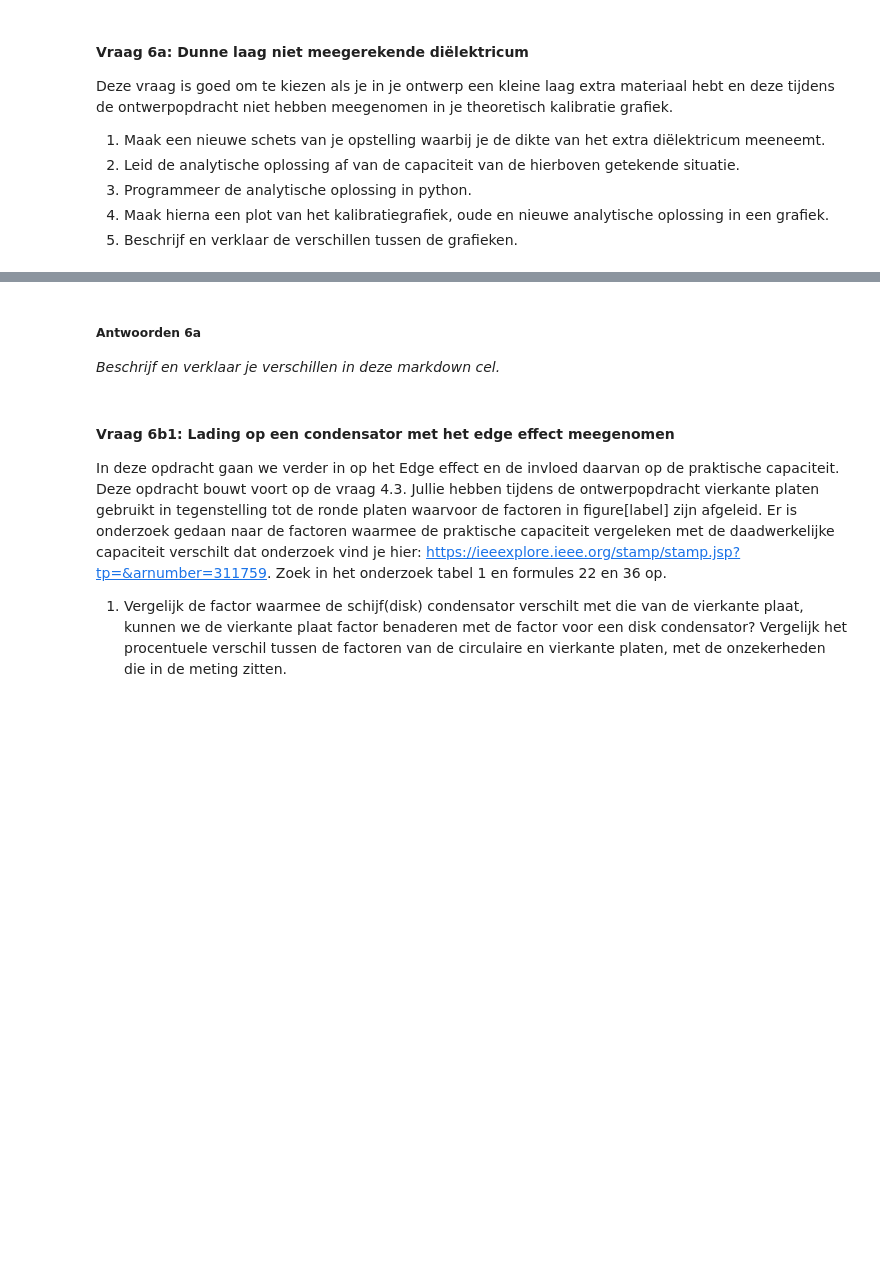
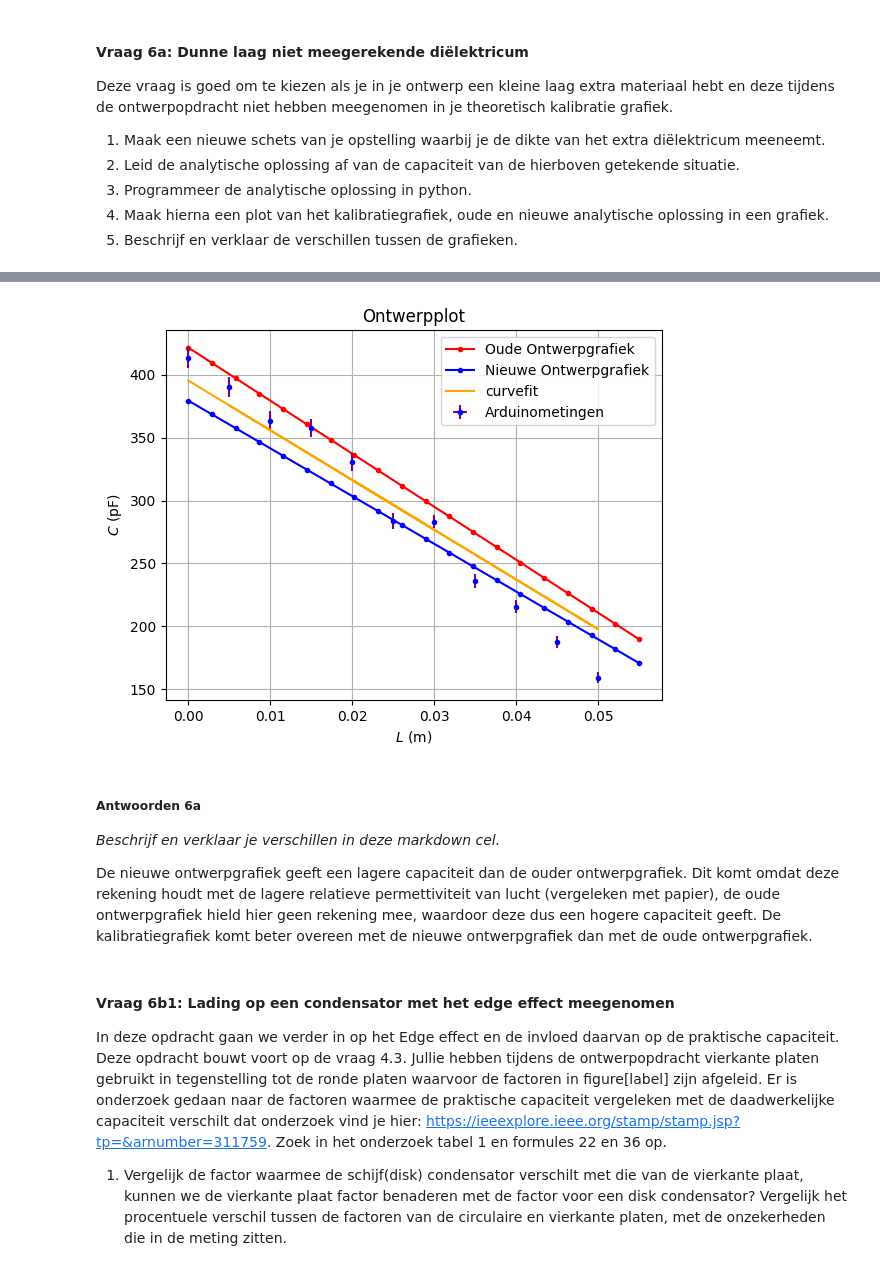
Before and after one commit to thaak123/THAAK-opdrachten-DEF-D, a Jupyter notebook: DigitaleOntwerpopdrachten/1CondensatorOpdracht/CondensatorOntwerpopdracht.ipynb, the cells around one changed output, grey strips where cells are left out. Cells and saved outputs as stored; diff of their text form; code cells hidden in the pictures; blank space fills up the shorter version.

```diff
--- a/DigitaleOntwerpopdrachten/1CondensatorOpdracht/CondensatorOntwerpopdracht.ipynb
+++ b/DigitaleOntwerpopdrachten/1CondensatorOpdracht/CondensatorOntwerpopdracht.ipynb
@@ -1130,14 +1144,75 @@ Deze vraag is goed om te kiezen als je in je ontwerp een kleine laag extra mater
 # %%
 # Schrijf hier de code voor je oplossing. Gebruik hier je eerder gemaakte functies
-# def condensator_extra_laag(#jouw variabelen): # Schrijf hier jouw functie
-    ## je functie
+
+# OPDRACHT 3
 
 
+epsilon0 = 8.854*10**-12  # F/m
+epsilon_r_l = 1.00056 # De relatieve permettiviteit van lucht
+epsilon_r_p = 2 # De relatieve permettiviteit van papier
+
+b = 0.1 # m
+
+def condensator_extra_laag(dl, dp, d, L): # Nieuwe analytische oplossing functie
+    L_overlap = 0.1 - L
+    C = L_overlap*b*epsilon0* (dl*epsilon_r_l + dp*epsilon_r_p) / d**2
+    return C
+
+L_min = 0
+L_max = 0.055
+L_array = np.linspace(L_min, L_max, 20)
+d_totaal = 0.00042
+
+def ontwerpfunctie(L,d,epsilonr): # Oude ontwerpgrafiek functie
+    L_overlap = 0.1 - L
+    C = vlakkeplaat(L_overlap*b,d,epsilonr*epsilon0)
+    return C
+
+d_lucht = 0.2*d_totaal # schatting hoeveelheid lucht in het papier
+d_papier = d_totaal - d_lucht
+
+
+# Kalibratiegrafiek
+
+L = np.array([0,0.01, 0.03, 0.02,0.04,0.05,0.045,0.035,0.025,0.015,0.005])
+C = np.array([413.6,363.2,282.6,330.7,215.5,159.3,187.6,235.9,283.5,357.7,390.1 ]) #pF
+
+popt,pcov = curve_fit(ontwerpfunctie, L, C*10**-12)
+d = popt[0]
+eps = popt[1]
+u_d = np.sqrt(pcov[0,0])
+u_eps = np.sqrt(pcov[1,1])
+
+
+C_fit = ontwerpfunctie(L, d, eps)
+
+# b en epsilon0 zijn natuurlijk sterk gerelateerd, dus om toch de onzekerheid van C goed in te schatten vatten we die als
+# een parameter op met een onzekerheid
+u_combi = np.sqrt(u_d**2 + u_eps**2)
+
+u_C = C_fit * np.sqrt( (u_combi/d)**2 + (u_combi/eps)**2 )
+
 ### Maak hier je plot
+plt.figure()
+plt.title("Ontwerpplot")
+plt.plot(L_array, ontwerpfunctie(L_array,d_totaal,epsilon_r_p)*10**12, 'r.-', label='Oude Ontwerpgrafiek')
+plt.plot(L_array, condensator_extra_laag(d_lucht, d_papier, d_totaal, L_array)*10**12, 'b.-', label='Nieuwe Ontwerpgrafiek')
+plt.errorbar(L,C,xerr=0.00001,yerr=u_C,fmt='b.',ecolor='purple',label='Arduinometingen')
+plt.plot(L,ontwerpfunctie(L,popt[0],popt[1])*10**12, label='curvefit', color='orange')
+plt.xlabel("$L$ (m)")
+plt.ylabel("$C$ (pF)")
+plt.grid()
+plt.legend()
+plt.show()
+# %% [output]
+[figure, added]
 # %% [markdown]
 ##### Antwoorden 6a
 
 *Beschrijf en verklaar je verschillen in deze markdown cel.*
+
+De nieuwe ontwerpgrafiek geeft een lagere capaciteit dan de ouder ontwerpgrafiek. Dit komt omdat deze rekening houdt met de lagere relatieve permettiviteit van lucht (vergeleken met papier), de oude ontwerpgrafiek hield hier geen rekening mee, waardoor deze dus een hogere capaciteit geeft.
+De kalibratiegrafiek komt beter overeen met de nieuwe ontwerpgrafiek dan met de oude ontwerpgrafiek.
 # %% [markdown]
 #### Vraag 6b1: Lading op een condensator met het edge effect meegenomen
 
```
Also changed, not shown: parts of 2 cells of this notebook, 3 other files.
